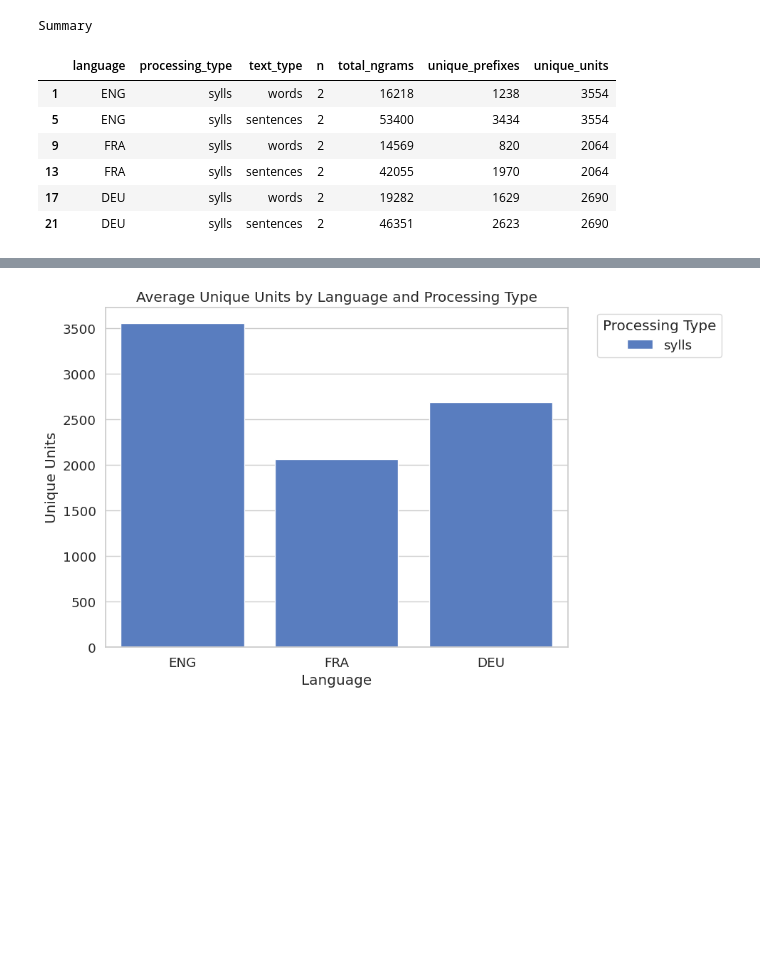
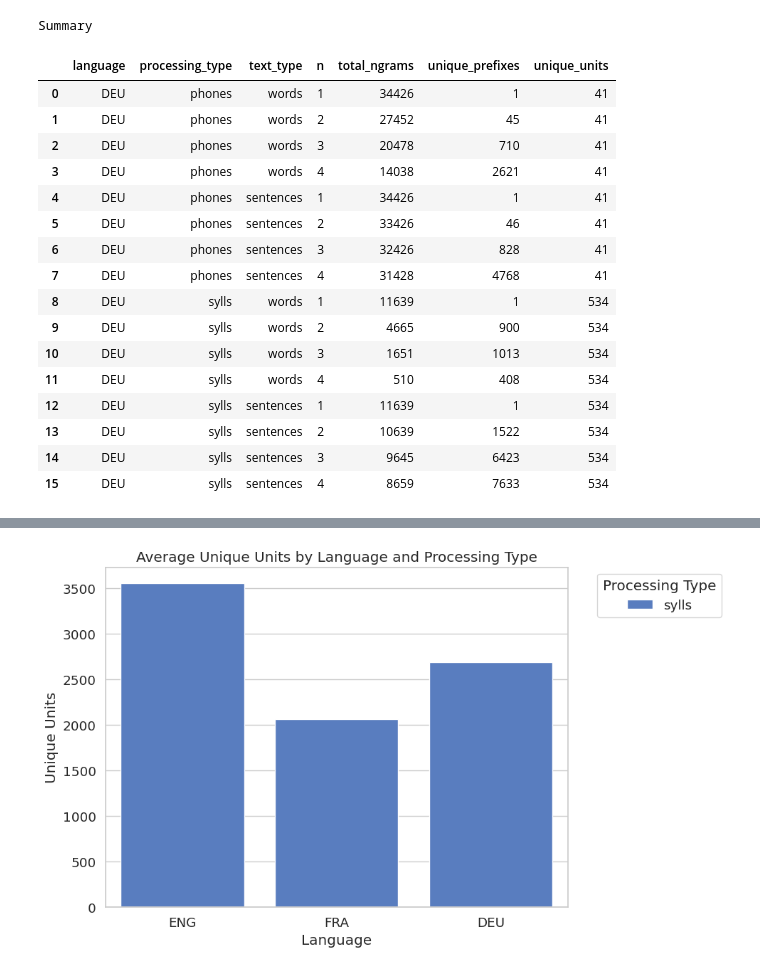
Before and after one commit to ETHZMSProjects/Coupe_Expansion, a Jupyter notebook: emillys_code/corpus_statistics.ipynb, the cells around one changed output, grey strips where cells are left out. Cells and saved outputs as stored; diff of their text form; code cells hidden in the pictures; blank space fills up the shorter version.

Commit message:
Preparing results with larger corpus for DEU, FRA and ENG

```diff
--- a/emillys_code/corpus_statistics.ipynb
+++ b/emillys_code/corpus_statistics.ipynb
@@ -6,7 +6,7 @@ from markov_models import MarkovModel
 import logging
 from collections import Counter
 
-languages = ['ENG', 'FRA', 'DEU']
+languages = ['DEU'] #'ENG', 'FRA'
 processing_types = ['phones', 'sylls', 'words']
 text_types = ['words', 'sentences']
 n_values = [1, 2, 3, 4]
@@ -16,12 +16,13 @@ results = []
 for language in languages:
     for processing_type in processing_types:
         print(f"Proccesing type: {processing_type}")
+
         if processing_type == 'words':
-            data_path = Path(f"produced_data/{language}/ipa_corpus_{language}.pkl")
+            data_path = Path(f"produced_data/entire_corpus/{language}/ipa_corpus_{language}.pkl")
         if processing_type == 'phones':
-            data_path = Path(f"produced_data/{language}/phones/phonized_{language}.pkl")
+            data_path = Path(f"produced_data/entire_corpus/{language}/phones/phonized_{language}.pkl")
         if processing_type == 'sylls':
-            data_path = Path(f"produced_data/{language}/sylls/syllabified_{language}.pkl")
+            data_path = Path(f"produced_data/entire_corpus/{language}/sylls/syllabified_{language}.pkl")
 
         if not data_path.exists():
             logging.warning(f"Data for {language} not found at {data_path}. Skipping...")
@@ -111,37 +111,47 @@ Text type: sentences
 # %%
 # --- SPLIT INTO SEMANTIC SUBSETS ---
 
 # By n-gram order
 df_1gram = df[df["n"] == 1]
 df_2gram = df[df["n"] == 2]
 df_3gram = df[df["n"] == 3]
 df_4gram = df[df["n"] == 4]
 
 # By processing type
 df_phones = df[df["processing_type"] == "phones"]
 df_sylls = df[df["processing_type"] == "sylls"]
 
 # By text granularity
 df_words = df[df["text_type"] == "words"]
 df_sentences = df[df["text_type"] == "sentences"]
 
 # By language
 for language in languages:
     df_language =  df[df["language"] == language]
 
 
 # Change df as needed; change **{'color': 'white'} if not in dark mode
-df_2gram.style.set_caption("Summary")\
+df_language.style.set_caption("Summary")\
     .format(precision=0)\
     .bar(subset=["total_ngrams", "unique_prefixes", "unique_units"], color='blue')\
     .set_properties(subset=["total_ngrams", "unique_prefixes", "unique_units"],
                     **{'color': 'white'})
 # %% [output]
 Summary
 |  | language | processing_type | text_type | n | total_ngrams | unique_prefixes | unique_units |
-| 1 | ENG | sylls | words | 2 | 16218 | 1238 | 3554 |
-| 5 | ENG | sylls | sentences | 2 | 53400 | 3434 | 3554 |
-| 9 | FRA | sylls | words | 2 | 14569 | 820 | 2064 |
-| 13 | FRA | sylls | sentences | 2 | 42055 | 1970 | 2064 |
-| 17 | DEU | sylls | words | 2 | 19282 | 1629 | 2690 |
-| 21 | DEU | sylls | sentences | 2 | 46351 | 2623 | 2690 |
+| 0 | DEU | phones | words | 1 | 34426 | 1 | 41 |
+| 1 | DEU | phones | words | 2 | 27452 | 45 | 41 |
+| 2 | DEU | phones | words | 3 | 20478 | 710 | 41 |
+| 3 | DEU | phones | words | 4 | 14038 | 2621 | 41 |
+| 4 | DEU | phones | sentences | 1 | 34426 | 1 | 41 |
+| 5 | DEU | phones | sentences | 2 | 33426 | 46 | 41 |
+| 6 | DEU | phones | sentences | 3 | 32426 | 828 | 41 |
+| 7 | DEU | phones | sentences | 4 | 31428 | 4768 | 41 |
+| 8 | DEU | sylls | words | 1 | 11639 | 1 | 534 |
+| 9 | DEU | sylls | words | 2 | 4665 | 900 | 534 |
+| 10 | DEU | sylls | words | 3 | 1651 | 1013 | 534 |
+| 11 | DEU | sylls | words | 4 | 510 | 408 | 534 |
+| 12 | DEU | sylls | sentences | 1 | 11639 | 1 | 534 |
+| 13 | DEU | sylls | sentences | 2 | 10639 | 1522 | 534 |
+| 14 | DEU | sylls | sentences | 3 | 9645 | 6423 | 534 |
+| 15 | DEU | sylls | sentences | 4 | 8659 | 7633 | 534 |
```
Also changed, not shown: parts of 2 cells of this notebook, 5 other files.
